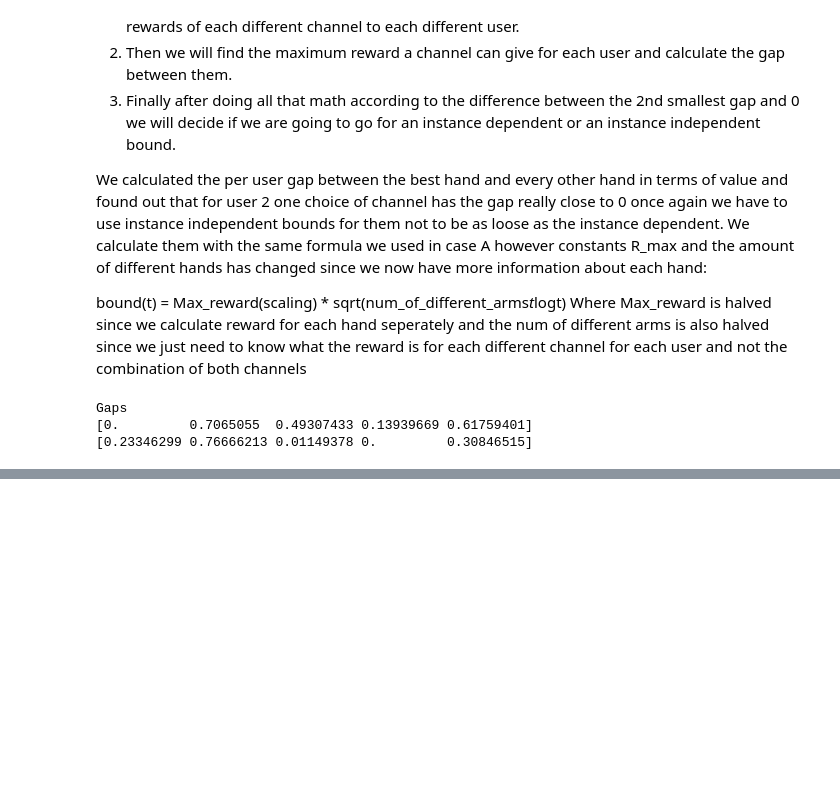
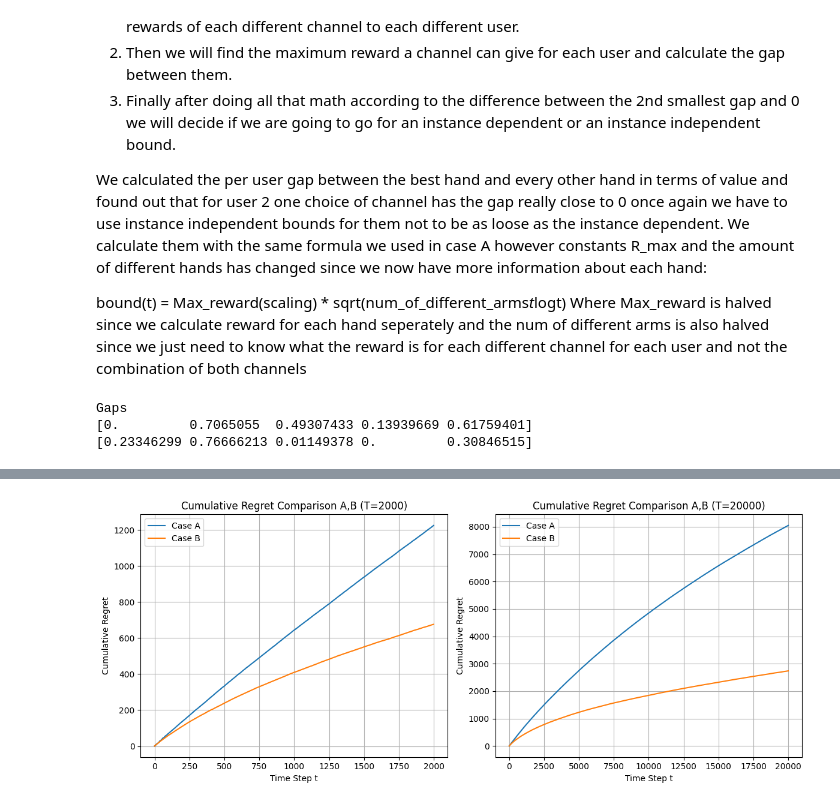
Before and after one commit to Giorgosman13/RL_Assignment1, a Jupyter notebook: Stohastic_Multi_Armed_Bandits_with_UCB.ipynb, the cells around one changed output, grey strips where cells are left out. Cells and saved outputs as stored; diff of their text form; code cells hidden in the pictures; blank space fills up the shorter version.

```diff
--- a/Stohastic_Multi_Armed_Bandits_with_UCB.ipynb
+++ b/Stohastic_Multi_Armed_Bandits_with_UCB.ipynb
@@ -401,0 +529,25 @@ plt.show()
+# %%
+#Let's start drawing our plots for question 3
+plt.figure(figsize=(12, 5))
+plt.subplot(1,2,1)
+plt.plot(regret_A_2K, label='Case A')
+plt.plot(regret_B_2K, label='Case B')
+plt.title(f'Cumulative Regret Comparison A,B (T={2000})')
+plt.xlabel('Time Step t')
+plt.ylabel('Cumulative Regret')
+plt.legend()
+plt.grid(True)
+
+plt.subplot(1,2,2)
+plt.plot(regret_A_20K, label='Case A')
+plt.plot(regret_B_20K, label='Case B')
+plt.title(f'Cumulative Regret Comparison A,B (T={20000})')
+plt.xlabel('Time Step t')
+plt.ylabel('Cumulative Regret')
+plt.legend()
+plt.grid(True)
+
+plt.tight_layout()
+plt.show()
+# %% [output]
+[figure, added]
```
Also changed, not shown: parts of 29 cells of this notebook.
